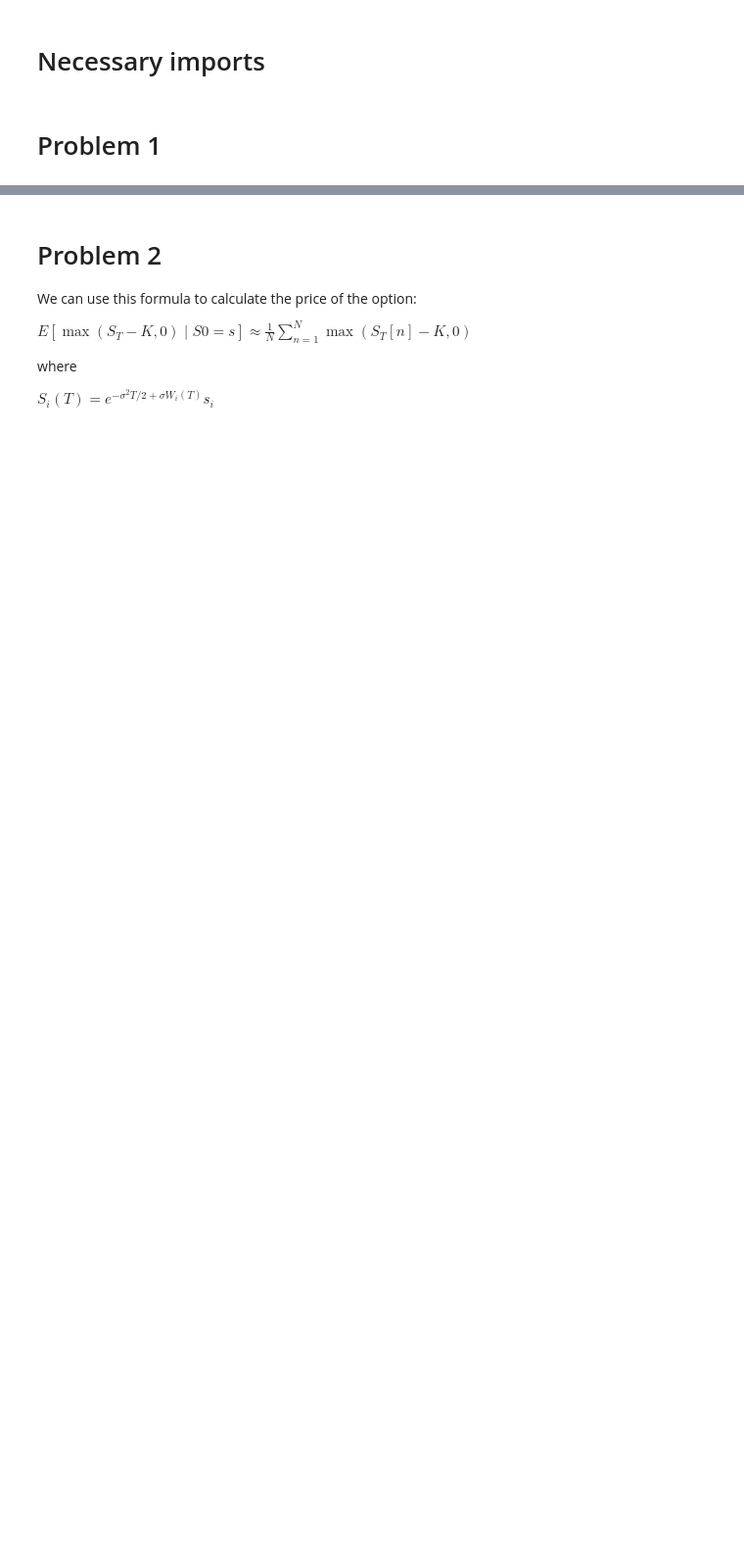
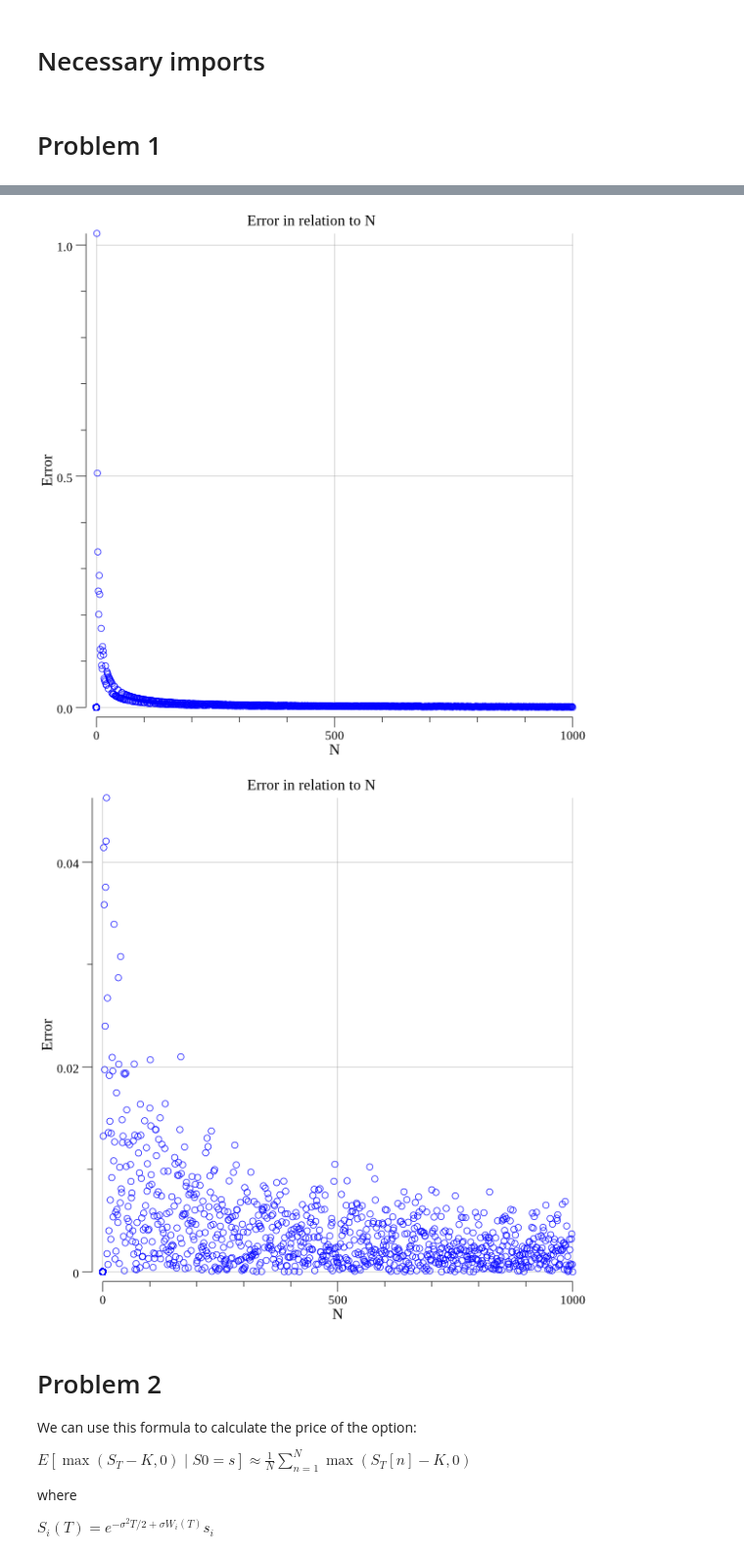
Before and after one commit to KKastberg/nummen, a Jupyter notebook: cmd/lab3/lab3.ipynb, the cells around one changed output, grey strips where cells are left out. Shown: that part at 98% size. Saved outputs shown, nothing was run; the diff lists cells and outputs as text; code cells hidden in the pictures; blank space fills up the shorter version.

```diff
--- a/cmd/lab3/lab3.ipynb
+++ b/cmd/lab3/lab3.ipynb
@@ -108,12 +200,29 @@ func p1_monte(N int) []float64 {
 # %%
 // Calculate errors
-N := 1000
 exact_value := p1_F(1.0) - p1_F(0.0)
-trapezoid_error := math.Abs(exact_value - p1_trap(0.0, 1.0, N))
-monte_error := math.Abs(exact_value - p1_monte(N)[N-1])
 
-fmt.Printf("Trapezoid error: %E\n", trapezoid_error)
-fmt.Printf("Monte-carlo error: %E\n", monte_error)
+iterations := 1000
+
+trapezoid_error := make([]float64, iterations)
+monte_error := make([]float64, iterations)
+
+for N := 1; N < iterations; N++ {
+	trapezoid_error[N-1] = math.Abs(exact_value - p1_trap(0.0, 1.0, N))
+	monte_error[N-1] = math.Abs(exact_value - p1_monte(N))
+}
+
+trapezoid_plot := plot_y_value(trapezoid_error, iterations)
+display_plot(trapezoid_plot)
+
+monte_plot := plot_y_value(monte_error, iterations)
+display_plot(monte_plot)
+
+
+//fmt.Printf("Trapezoid error: %E\n", trapezoid_error)
+//fmt.Printf("Monte-carlo error: %E\n", monte_error)
+# %% [output]
+[figure, added]
+[figure, added]
 # %% [markdown]
 # Problem 2
 
```
Also changed, not shown: parts of 5 cells of this notebook.
